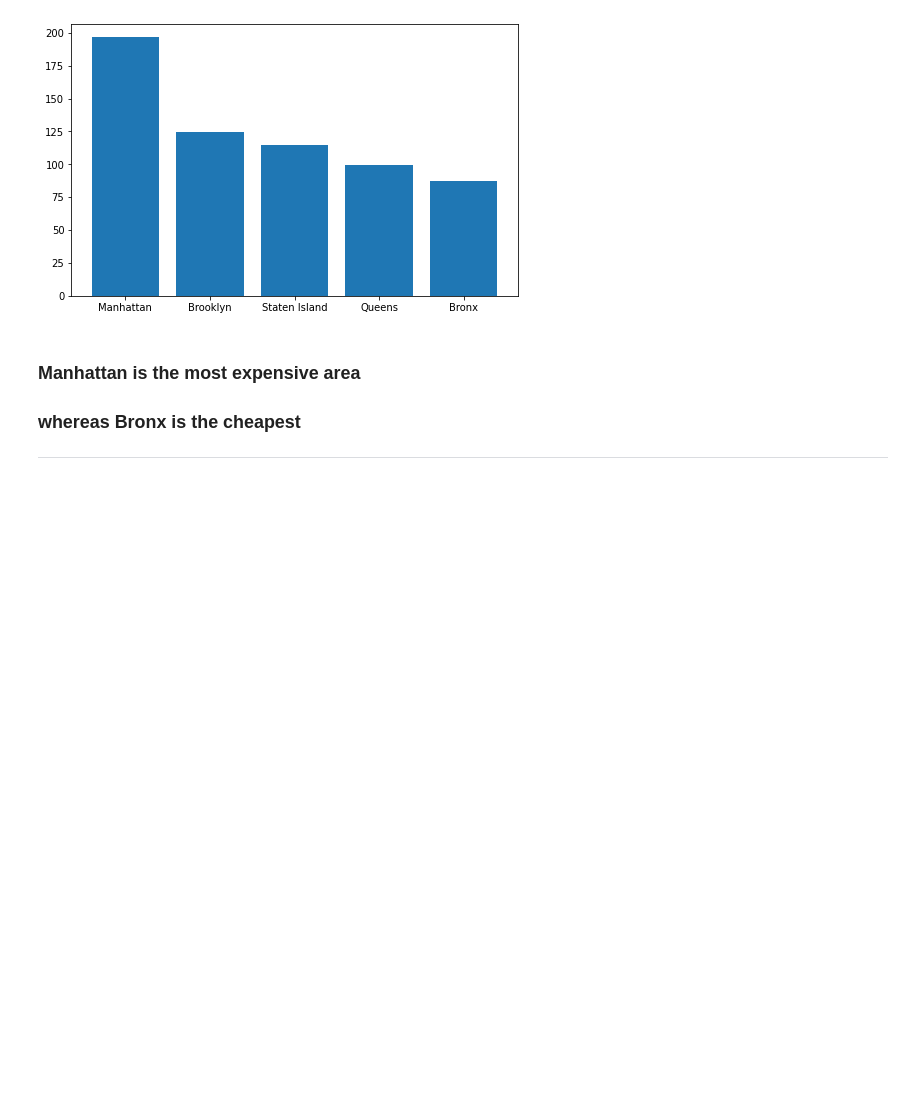
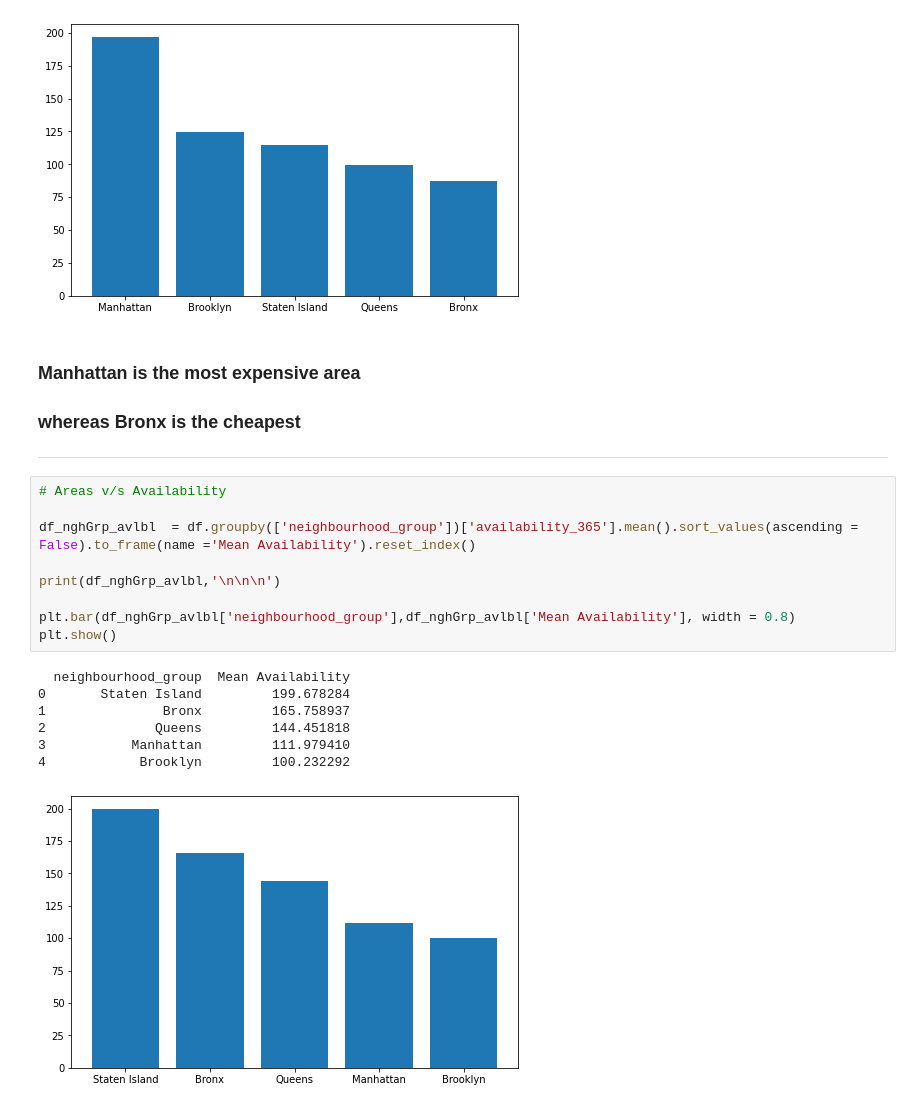
Before and after one commit to mohd-sahil/Airbnb-Bookings-Analysis-EDA, a Jupyter notebook: Airbnb_Bookings_Analysis_Capstone_Project.ipynb, the cells around one changed output. Drawn from its saved outputs; the diff is of its cells as text; blank space fills up the shorter version.

```diff
--- a/Airbnb_Bookings_Analysis_Capstone_Project.ipynb
+++ b/Airbnb_Bookings_Analysis_Capstone_Project.ipynb
@@ -207,3 +207,20 @@ plt.show()
 ### Manhattan is the most expensive area
 ### whereas **Bronx** is the cheapest
 ---
+# %%
+# Areas v/s Availability
+
+df_nghGrp_avlbl  = df.groupby(['neighbourhood_group'])['availability_365'].mean().sort_values(ascending = False).to_frame(name ='Mean Availability').reset_index()
+
+print(df_nghGrp_avlbl,'\n\n\n')
+
+plt.bar(df_nghGrp_avlbl['neighbourhood_group'],df_nghGrp_avlbl['Mean Availability'], width = 0.8)
+plt.show()
+# %% [output]
+  neighbourhood_group  Mean Availability
+0       Staten Island         199.678284
+1               Bronx         165.758937
+2              Queens         144.451818
+3           Manhattan         111.979410
+4            Brooklyn         100.232292
+[figure, added]
```
Also changed, not shown: parts of 3 cells of this notebook.
